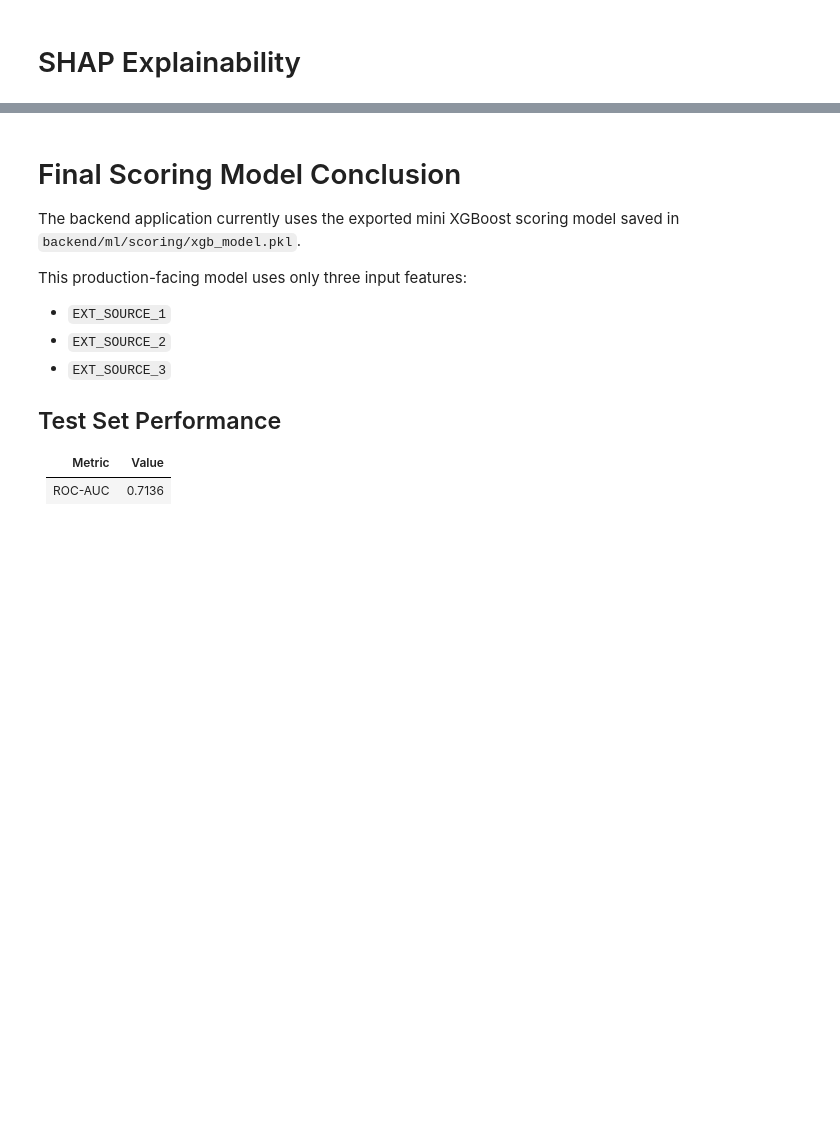
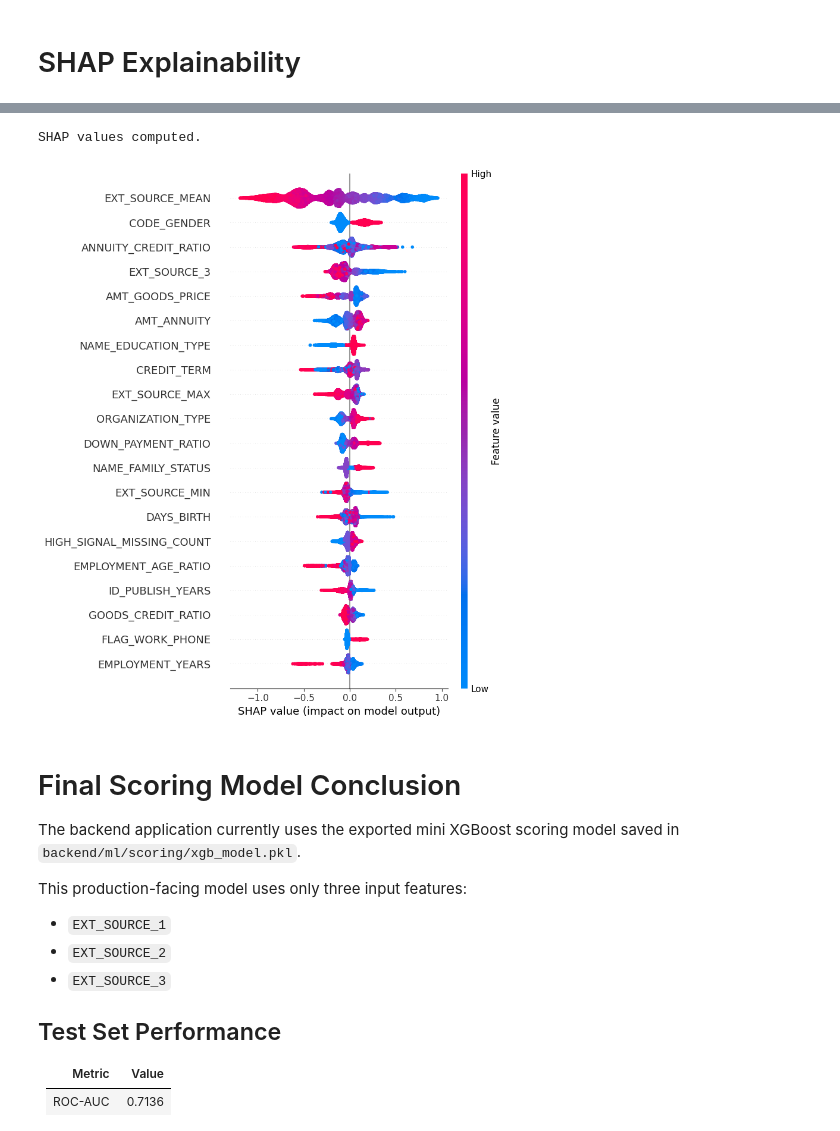
Before and after one commit to mangoderb-sudo/finshield-ai, a Jupyter notebook: notebooks/modeling/scroing_model.ipynb, the cells around one changed output, grey strips where cells are left out. Cells and saved outputs as stored; diff of their text form; code cells hidden in the pictures; blank space fills up the shorter version.

```diff
--- a/notebooks/modeling/scroing_model.ipynb
+++ b/notebooks/modeling/scroing_model.ipynb
@@ -3346,41 +3375,48 @@ xgb_final_model = (
 # ========================
 # SHAP Explainer
 # ========================
-
-explainer = shap.TreeExplainer(
-    xgb_final_model
+booster = (
+    xgb_final_model.get_booster()
 )
 
-shap_values = explainer.shap_values(
-    X_valid_transformed
+shap_values = booster.predict(
+
+    xgboost.DMatrix(X_valid_transformed),
+    pred_contribs=True
 )
 
-print("SHAP values computed.")
+print(
+    "SHAP values computed."
+)
+# %% [output]
+SHAP values computed.
 # %%
 # ========================
 # Feature Names
 # ========================
 
 feature_names = (
 
     numerical_features
 
     +
 
     categorical_features
 )
 # ========================
 # SHAP Summary Plot
 # ========================
 
 shap.summary_plot(
 
-    shap_values,
+    shap_values[:, :-1],
 
     X_valid_transformed,
 
     feature_names=feature_names
 )
+# %% [output]
+[figure, added]
 # %%
 # ========================
 # SHAP Bar Plot
```
Also changed, not shown: parts of 3 cells of this notebook, 5 other files.
